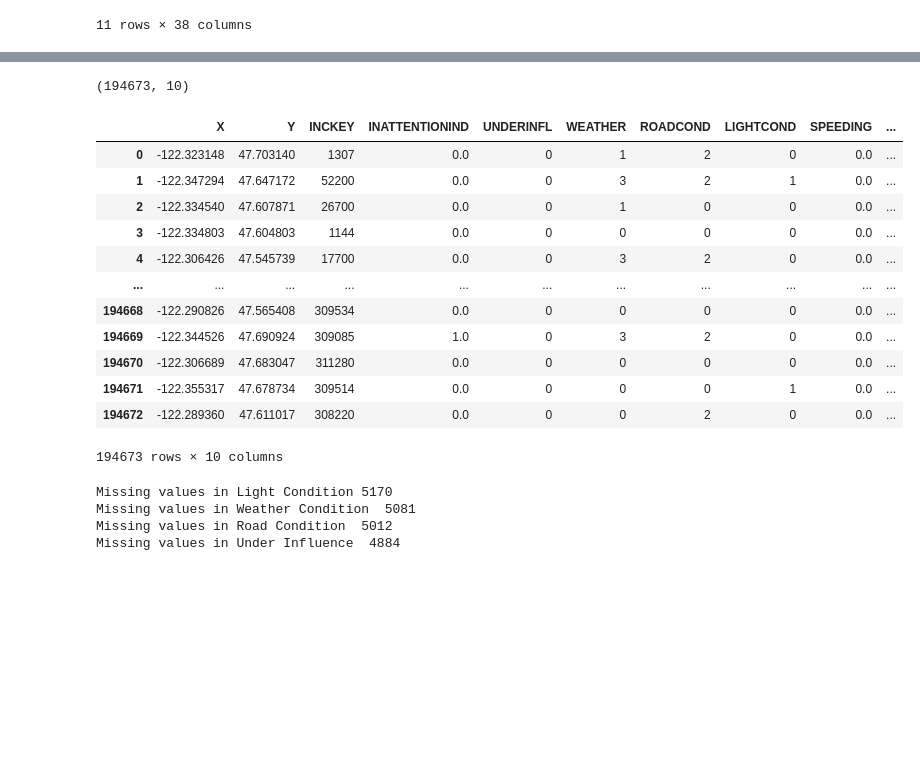
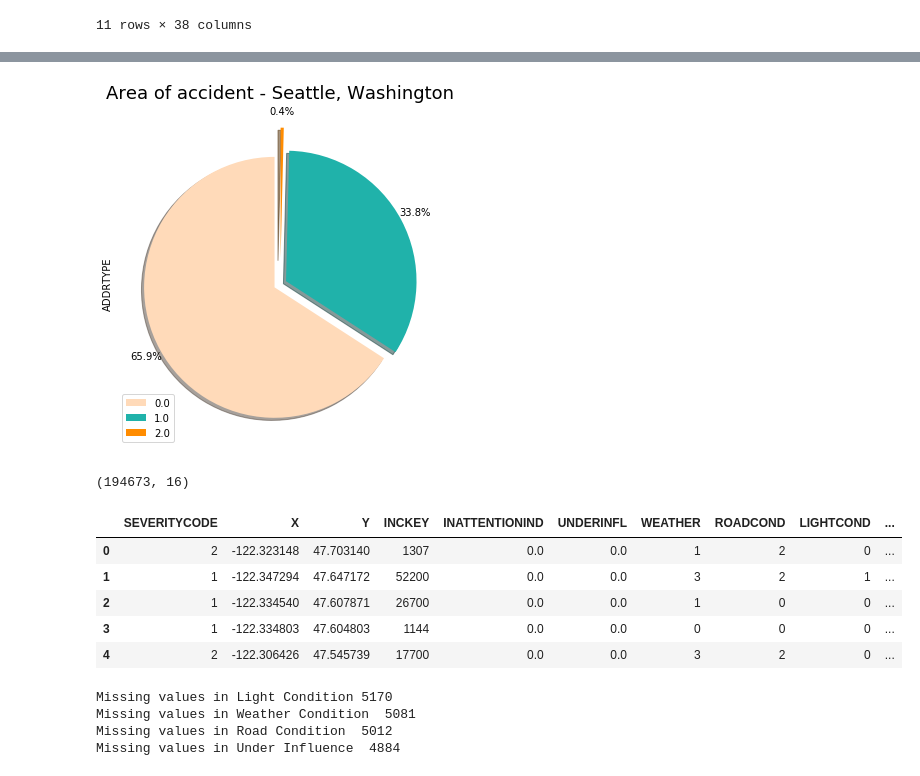
Before and after one commit to hemasuresh23/Capstone, a Jupyter notebook: Seattle car accident servey.ipynb, the cells around one changed output, grey strips where cells are left out. Drawn from its saved outputs; the diff is of its cells as text; code cells hidden in the pictures; blank space fills up the shorter version.

```diff
--- a/Seattle car accident servey.ipynb
+++ b/Seattle car accident servey.ipynb
@@ -105,0 +166,8 @@ data['INATTENTIONIND'].replace(np.nan,0,inplace=True)
+# %%
+data['Hour'] = pd.to_datetime(data['INCDTTM']).dt.hour
+
+hr_df = data[['Hour','INCKEY']].groupby('Hour').count()
+hr_df['INCKEY'].plot(kind='bar',figsize=(8,4),label='Total')
+plt.title("Accidents by time")
+plt.ylabel("Number of Accidents")
+plt.legend()
@@ -106,7 +217,13 @@ data['INATTENTIONIND'].replace(np.nan,0,inplace=True)
 # %%
+# attention 0 = No 1 = Yes
+data['INATTENTIONIND'].replace("Y",1,inplace=True)
+data['INATTENTIONIND'].replace(np.nan,0,inplace=True)
+
 # under the influence 0 = No 1 = Yes
 data["UNDERINFL"].replace("N", 0, inplace=True)
 data["UNDERINFL"].replace("Y", 1, inplace=True)
+data["UNDERINFL"].replace("0", 0, inplace=True)
+data["UNDERINFL"].replace("1", 1, inplace=True)
 
 # Weather Conditions 0 = Clear, 1 = Overcast and Cloudy, 2 = Windy, 3 = Rain and Snow
 data["WEATHER"].replace("Clear", 0, inplace=True)
@@ -143,3 +260,20 @@ data["LIGHTCOND"].replace("Other","Unknown", inplace=True)
 #Speeding 0 = No, 1 = Yes
 data["SPEEDING"].replace("Y", 1, inplace=True)
 data["SPEEDING"].replace(np.nan, 0, inplace=True)
+# %%
+#Accident Location Block=0, Intersection =1, Alley=2
+data["ADDRTYPE"].replace("Intersection", 1, inplace=True)
+data["ADDRTYPE"].replace('Block', 0, inplace=True)
+data["ADDRTYPE"].replace('Alley', 2, inplace=True)
+
+#Collisiontype
+data["COLLISIONTYPE"].replace('Parked Car', 1, inplace=True)
+data["COLLISIONTYPE"].replace('Angles', 2, inplace=True)
+data["COLLISIONTYPE"].replace('Rear Ended', 3, inplace=True)
+data["COLLISIONTYPE"].replace('Sideswipe', 4, inplace=True)
+data["COLLISIONTYPE"].replace('Left Turn', 5, inplace=True)
+data["COLLISIONTYPE"].replace('Pedestrian', 6, inplace=True)
+data["COLLISIONTYPE"].replace('Cycles', 7, inplace=True)
+data["COLLISIONTYPE"].replace('Right Turn', 8, inplace=True)
+data["COLLISIONTYPE"].replace('Head On', 9, inplace=True)
+data["COLLISIONTYPE"].replace('Other', 10, inplace=True)
@@ -146,25 +306,41 @@ data["SPEEDING"].replace(np.nan, 0, inplace=True)
+# %%
+#Area type of each accident
+explode_list = [0.05, 0.05, 0.2]
+color_list=['peachpuff','lightseagreen','darkorange']
+addtype=data['ADDRTYPE'].value_counts()
+
+addtype.plot(kind='pie',
+            figsize=(10, 6),
+            autopct='%1.1f%%',
+            startangle=90,
+            shadow=True,
+            labels=None,
+            pctdistance=1.12,
+            colors=color_list,
+            explode=explode_list)
+
+
+plt.title('Area of accident - Seattle, Washington', fontsize=18, y=1.05)
+plt.legend(labels=addtype.index, loc='lower left')
+
+plt.show()
+# %% [output]
+[figure, added]
 # %%
 # feature selection
-feature_data = data[["X","Y","INCKEY",'INATTENTIONIND','UNDERINFL','WEATHER','ROADCOND','LIGHTCOND','SPEEDING','SEVERITYCODE']]
+feature_data = data[['SEVERITYCODE',"X","Y","INCKEY",'INATTENTIONIND','UNDERINFL','WEATHER','ROADCOND','LIGHTCOND','SPEEDING','Hour','Weekday','ADDRTYPE','PERSONCOUNT','PEDCOUNT','COLLISIONTYPE']]
 feature_data.shape
 # %% [output]
-(194673, 10)
+(194673, 16)
 # %%
-feature_data
+feature_data.head()
 # %% [output]
-|  | X | Y | INCKEY | INATTENTIONIND | UNDERINFL | WEATHER | ROADCOND | LIGHTCOND | SPEEDING | ... |
-| 0 | -122.323148 | 47.703140 | 1307 | 0.0 | 0 | 1 | 2 | 0 | 0.0 | ... |
-| 1 | -122.347294 | 47.647172 | 52200 | 0.0 | 0 | 3 | 2 | 1 | 0.0 | ... |
-| 2 | -122.334540 | 47.607871 | 26700 | 0.0 | 0 | 1 | 0 | 0 | 0.0 | ... |
-| 3 | -122.334803 | 47.604803 | 1144 | 0.0 | 0 | 0 | 0 | 0 | 0.0 | ... |
-| 4 | -122.306426 | 47.545739 | 17700 | 0.0 | 0 | 3 | 2 | 0 | 0.0 | ... |
-| ... | ... | ... | ... | ... | ... | ... | ... | ... | ... | ... |
-| 194668 | -122.290826 | 47.565408 | 309534 | 0.0 | 0 | 0 | 0 | 0 | 0.0 | ... |
-| 194669 | -122.344526 | 47.690924 | 309085 | 1.0 | 0 | 3 | 2 | 0 | 0.0 | ... |
-| 194670 | -122.306689 | 47.683047 | 311280 | 0.0 | 0 | 0 | 0 | 0 | 0.0 | ... |
-| 194671 | -122.355317 | 47.678734 | 309514 | 0.0 | 0 | 0 | 0 | 1 | 0.0 | ... |
-| 194672 | -122.289360 | 47.611017 | 308220 | 0.0 | 0 | 0 | 2 | 0 | 0.0 | ... |
+|  | SEVERITYCODE | X | Y | INCKEY | INATTENTIONIND | UNDERINFL | WEATHER | ROADCOND | LIGHTCOND | ... |
+| 0 | 2 | -122.323148 | 47.703140 | 1307 | 0.0 | 0.0 | 1 | 2 | 0 | ... |
+| 1 | 1 | -122.347294 | 47.647172 | 52200 | 0.0 | 0.0 | 3 | 2 | 1 | ... |
+| 2 | 1 | -122.334540 | 47.607871 | 26700 | 0.0 | 0.0 | 1 | 0 | 0 | ... |
+| 3 | 1 | -122.334803 | 47.604803 | 1144 | 0.0 | 0.0 | 0 | 0 | 0 | ... |
+| 4 | 2 | -122.306426 | 47.545739 | 17700 | 0.0 | 0.0 | 3 | 2 | 0 | ... |
-194673 rows × 10 columns
 # %%
 print("Missing values in Light Condition" , data['LIGHTCOND'].isna().sum(),"\n"
 "Missing values in Weather Condition " , data['WEATHER'].isna().sum(),"\n"
```
Also changed, not shown: parts of 68 cells of this notebook.
